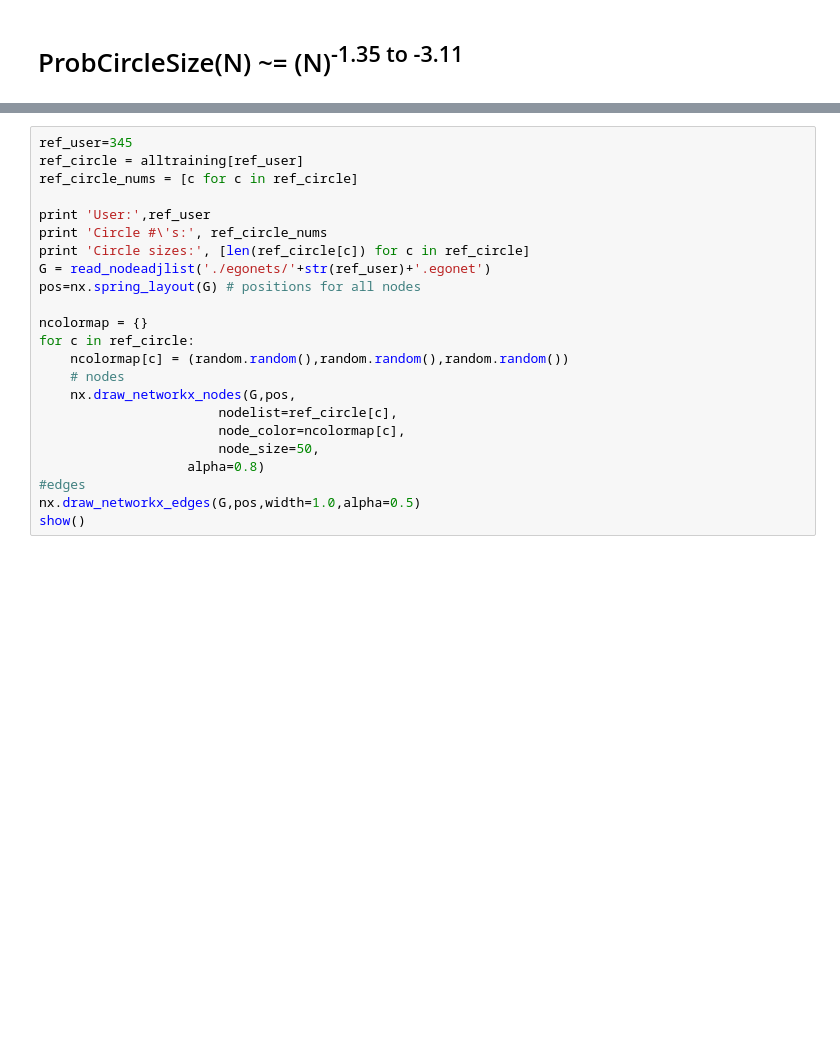
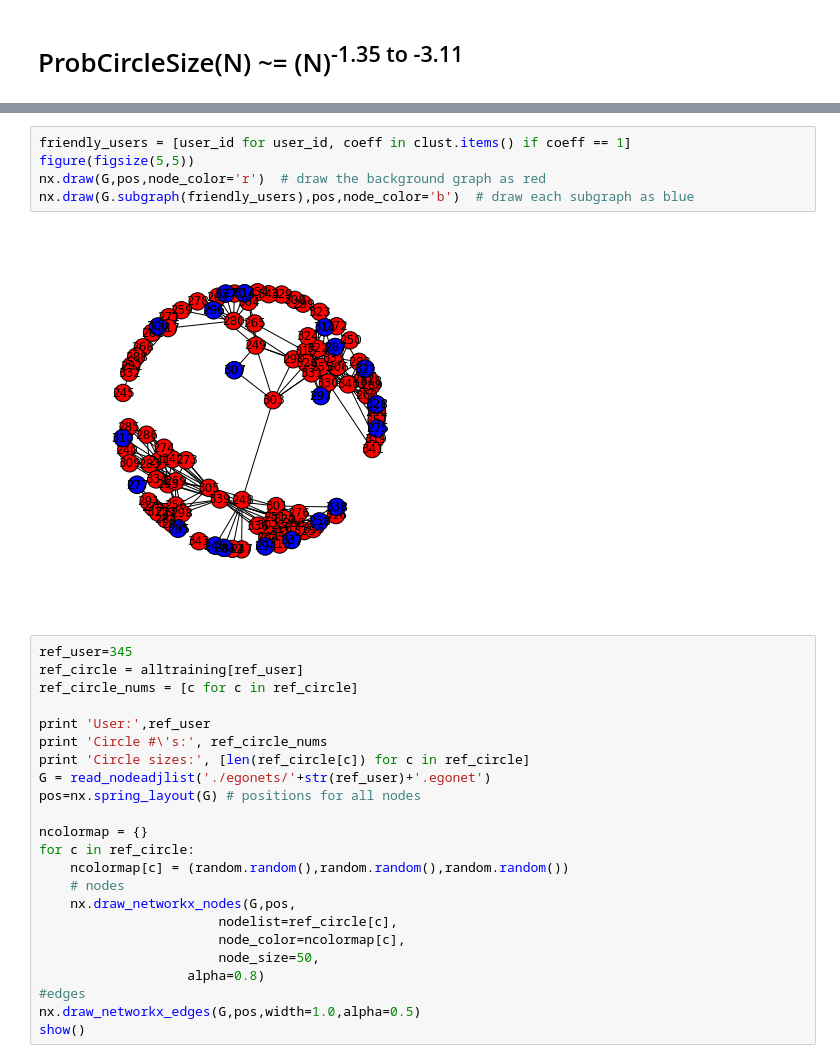
Before and after one commit to bmkessler/Kaggle_Social_Circles, a Jupyter notebook: BK_scratch.ipynb, the cells around one changed output, grey strips where cells are left out. Drawn from its saved outputs; the diff is of its cells as text; blank space fills up the shorter version.

```diff
--- a/BK_scratch.ipynb
+++ b/BK_scratch.ipynb
@@ -453,3 +468,10 @@ Members: [280, 308, 254, 246, 270, 314, 299, 329, 261, 271, 327, 259, 317]
+# %%
+friendly_users = [user_id for user_id, coeff in clust.items() if coeff == 1]
+figure(figsize(5,5))
+nx.draw(G,pos,node_color='r')  # draw the background graph as red
+nx.draw(G.subgraph(friendly_users),pos,node_color='b')  # draw each subgraph as blue
+# %% [output]
+[figure, added]
 # %%
 ref_user=345
 ref_circle = alltraining[ref_user]
```
Also changed, not shown: parts of 4 cells of this notebook.
